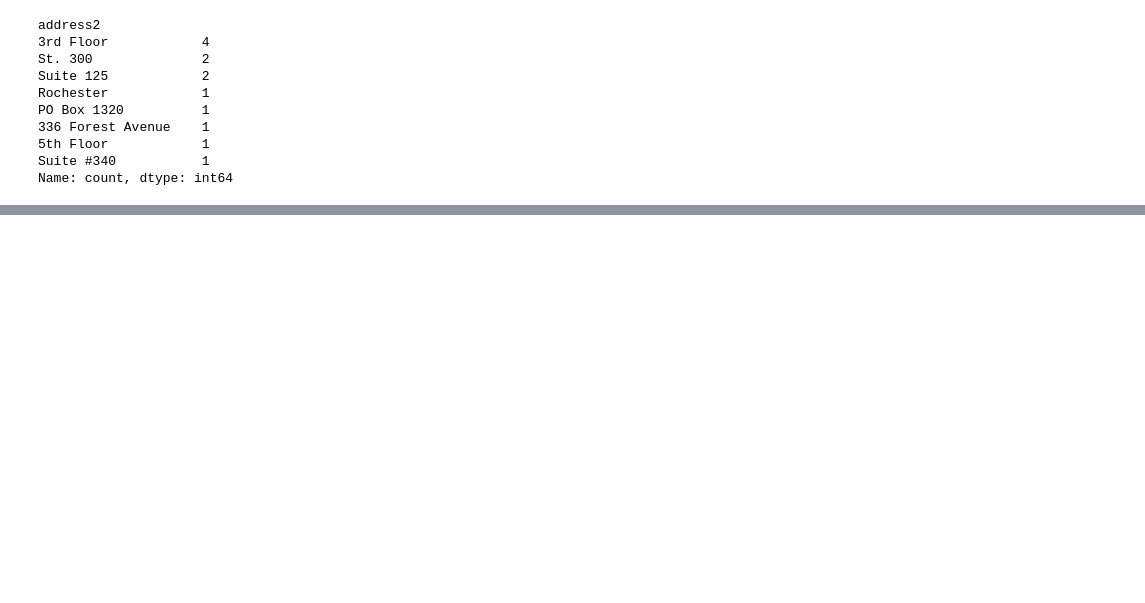
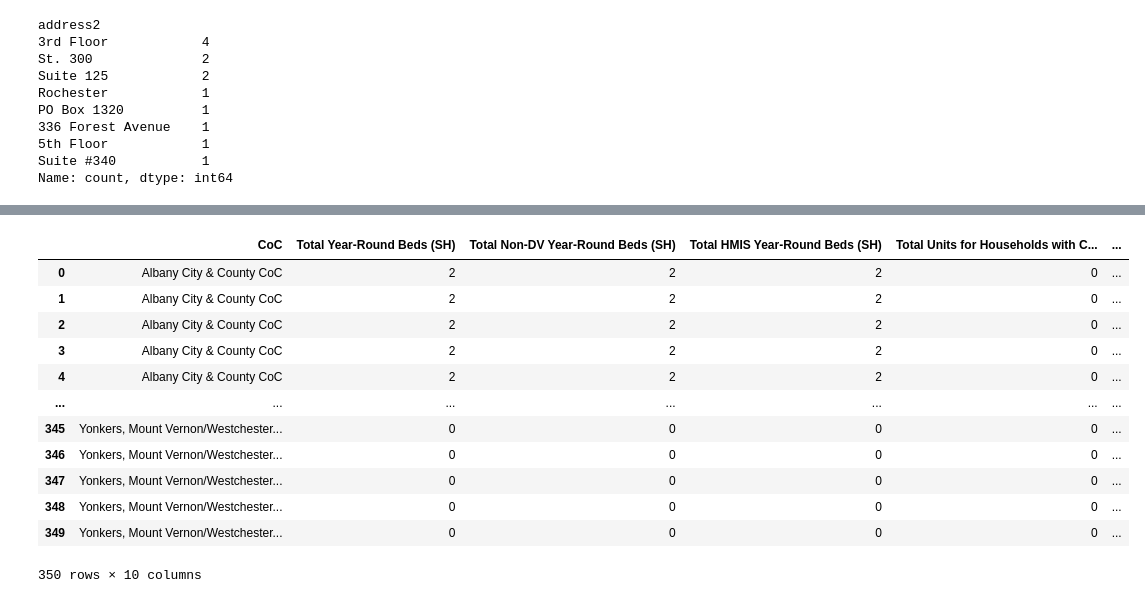
Before and after one commit to LDeYoung17/housing-data-study, a Jupyter notebook: notebooks/EDA_ML.ipynb, the cells around one changed output, grey strips where cells are left out. Cells and saved outputs as stored; diff of their text form; code cells hidden in the pictures; blank space fills up the shorter version.

```diff
--- a/notebooks/EDA_ML.ipynb
+++ b/notebooks/EDA_ML.ipynb
@@ -602,0 +683,18 @@ display(hud_num_df.sample(20))
+# %%
+SH_totals_by_county = hud_num_df.groupby(['CoC', 'Total Year-Round Beds (SH)', 'Total Non-DV Year-Round Beds (SH)', 'Total HMIS Year-Round Beds (SH)', 'Total Units for Households with Children (SH)', 'Total Beds for Households with Children (SH)', 'Total Beds for Households without Children (SH)', 'Total Beds for Households with only Children (SH)', 'PIT Count'])['Total Beds'].sum().reset_index().rename(columns={0: 'total_beds', 'CoC': 'CoC', 'Total Year-Round Beds (SH)': 'Total Year-Round Beds (SH)', 'Total Non-DV Year-Round Beds (SH)': 'Total Non-DV Year-Round Beds (SH)', 'Total HMIS Year-Round Beds (SH)': 'Total HMIS Year-Round Beds (SH)', 'Total Units for Households with Children (SH)': 'Total Units for Households with Children (SH)', 'Total Beds for Households without Children (SH)': 'Total Beds for Households without Children (SH)', 'Total Beds for Households with only Children (SH)': 'Total Beds for Households with only Children (SH)', 'PIT Count': 'PIT Count'})
+
+display(SH_totals_by_county)
+# %% [output]
+|  | CoC | Total Year-Round Beds (SH) | Total Non-DV Year-Round Beds (SH) | Total HMIS Year-Round Beds (SH) | Total Units for Households with C... | ... |
+| 0 | Albany City & County CoC | 2 | 2 | 2 | 0 | ... |
+| 1 | Albany City & County CoC | 2 | 2 | 2 | 0 | ... |
+| 2 | Albany City & County CoC | 2 | 2 | 2 | 0 | ... |
+| 3 | Albany City & County CoC | 2 | 2 | 2 | 0 | ... |
+| 4 | Albany City & County CoC | 2 | 2 | 2 | 0 | ... |
+| ... | ... | ... | ... | ... | ... | ... |
+| 345 | Yonkers, Mount Vernon/Westchester... | 0 | 0 | 0 | 0 | ... |
+| 346 | Yonkers, Mount Vernon/Westchester... | 0 | 0 | 0 | 0 | ... |
+| 347 | Yonkers, Mount Vernon/Westchester... | 0 | 0 | 0 | 0 | ... |
+| 348 | Yonkers, Mount Vernon/Westchester... | 0 | 0 | 0 | 0 | ... |
+| 349 | Yonkers, Mount Vernon/Westchester... | 0 | 0 | 0 | 0 | ... |
+350 rows × 10 columns
```
Also changed, not shown: parts of 38 cells of this notebook.
